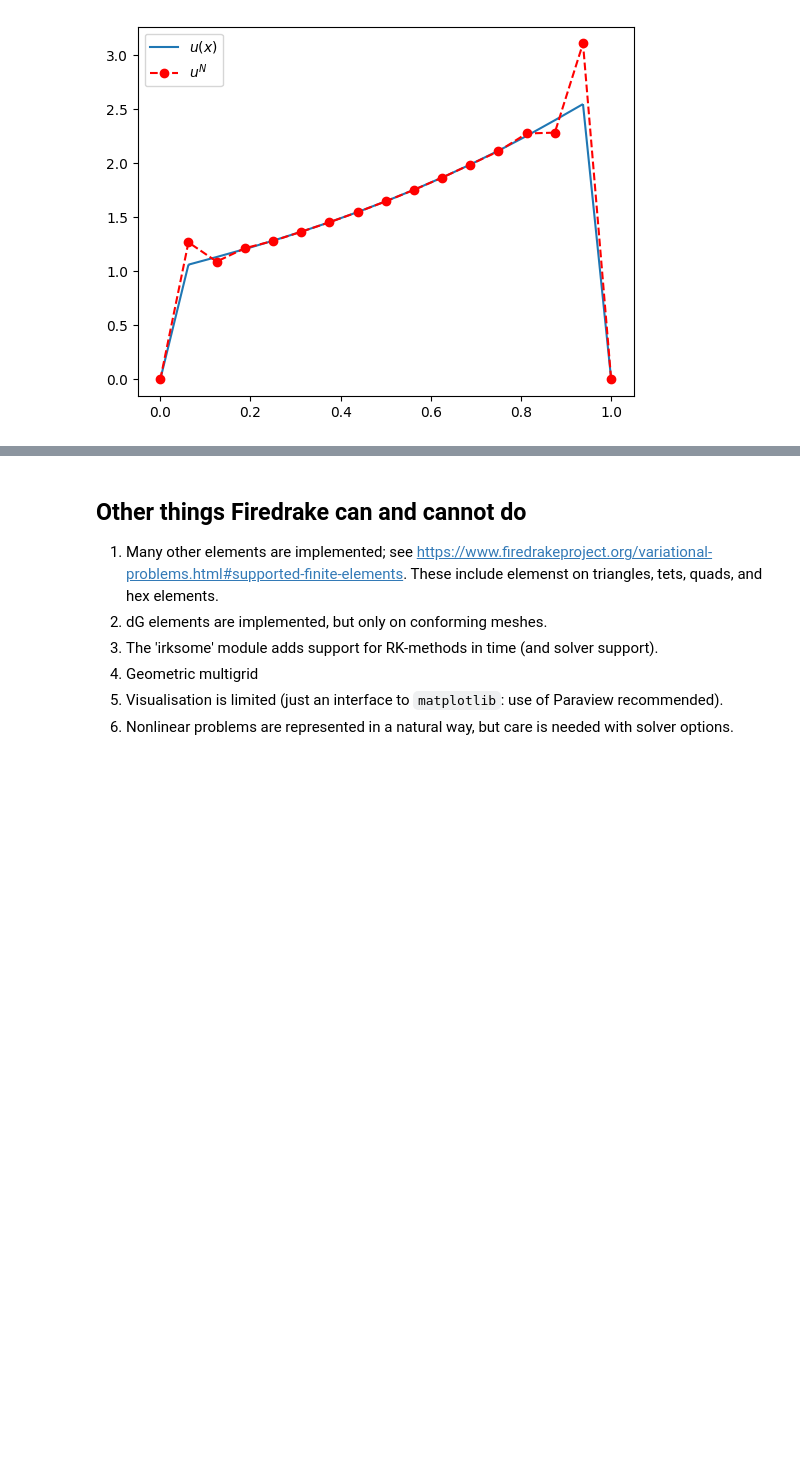
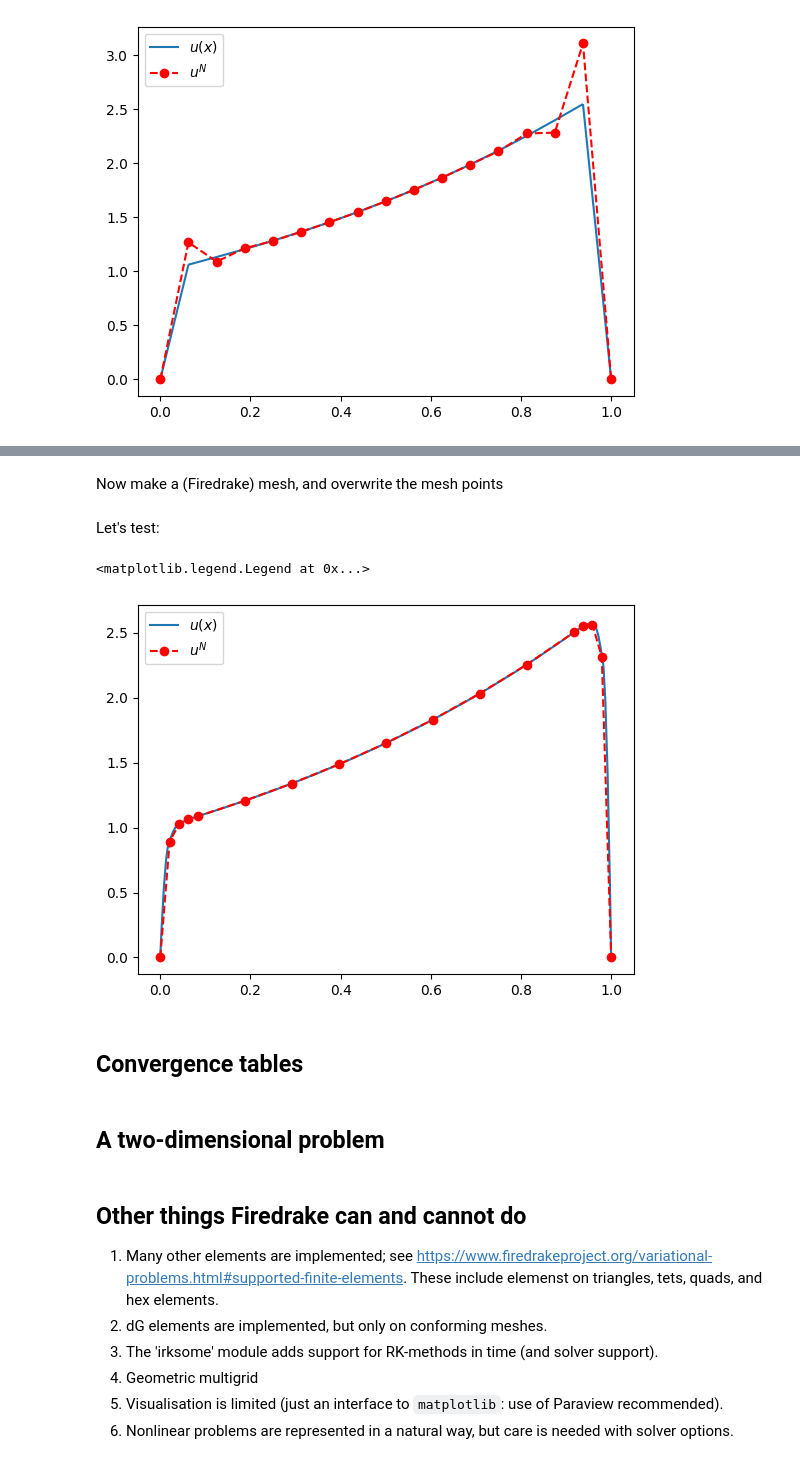
Before and after one commit to niallmadden/niallmadden.github.io, a Jupyter notebook: SPPs_Firedrake.ipynb, the cells around one changed output, grey strips where cells are left out. Saved outputs shown, nothing was run; the diff lists cells and outputs as text; code cells hidden in the pictures; blank space fills up the shorter version.

```diff
--- a/SPPs_Firedrake.ipynb
+++ b/SPPs_Firedrake.ipynb
@@ -201,6 +202,8 @@ We now what to compute solutions (and corresponding errors) on a fitted mesh. At
 def Solve_1DRD(epsilon, my_mesh, my_degree):
     V = FunctionSpace(my_mesh, "CG", my_degree)
     x = SpatialCoordinate(V)
+    u_true = Function(V)
+    u_true.interpolate( u_e(x[0]) )
     u = TrialFunction(V)
     v = TestFunction(V)
     a = (epsilon**2)*u.dx(0)*v.dx(0)*dx + r*u*v*dx
@@ -208,7 +211,7 @@ def Solve_1DRD(epsilon, my_mesh, my_degree):
     uN = Function(V)
     BCs = DirichletBC(V, 0.0, "on_boundary")
     solve(a == l, uN, bcs=BCs)
-    return(uN)
+    return(uN, u_true)
 # %% [markdown]
 Let's check if that works
 # %%
@@ -226,3 +235,32 @@ plt.legend()
+# %%
+N=16
+p=2 # degree of the element
+tau = min( (p+1)*epsilon*np.log(float(N)), 0.25) # mesh transition point
+mesh1 = np.linspace(0.0, tau, int(N/4)+1) # left mesh; assuming N divisible by 4
+mesh2 = np.linspace(tau, 1-tau, int(N/2)+1) # interior
+mesh3 = np.linspace(1-tau, 1.0, int(N/4)+1) # right mesh
+
+Smesh_points = np.concatenate( (mesh1, mesh2[1:-1], mesh3) )
+# %% [markdown]
+Now make a (Firedrake) mesh, and overwrite the mesh points
+# %%
+Smesh1D= UnitIntervalMesh(N)
+Smesh1D.coordinates.dat.data[:]=Smesh_points
+# %% [markdown]
+Let's test:
+# %%
+uN,uE = Solve_1DRD(epsilon, Smesh1D, p)
+# %%
+plot(uE, label='$u(x)$') # true
+plt.plot(Smesh_points, uN.at(Smesh_points),'r--o', label='$u^N$')  # use for small N
+plt.legend()
+# %% [output]
+<matplotlib.legend.Legend at 0x...>
+[figure, added]
+# %% [markdown]
+## Convergence tables
+# %% [markdown]
+## A two-dimensional problem
 # %% [markdown]
 ## Other things Firedrake can and cannot do
 
```
Also changed, not shown: parts of 12 cells of this notebook, 1 other file.
